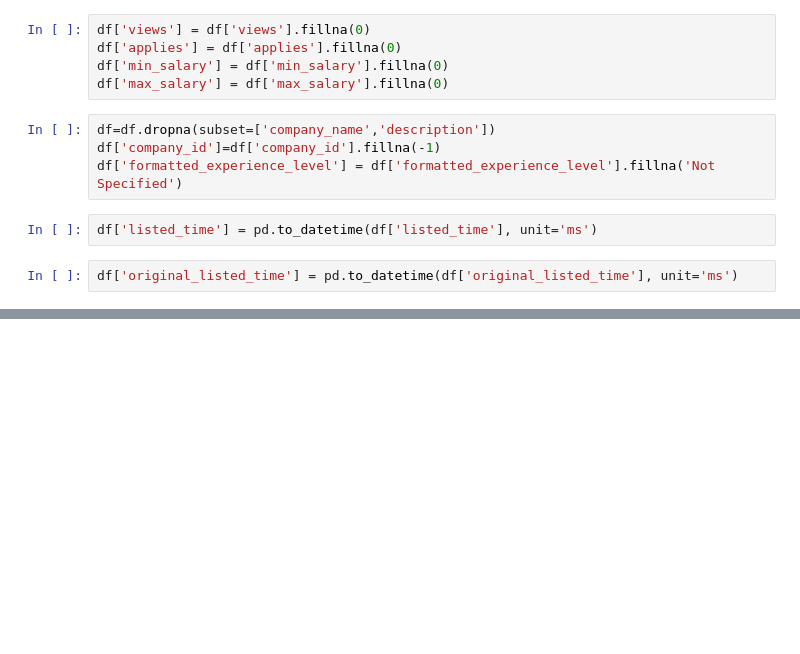
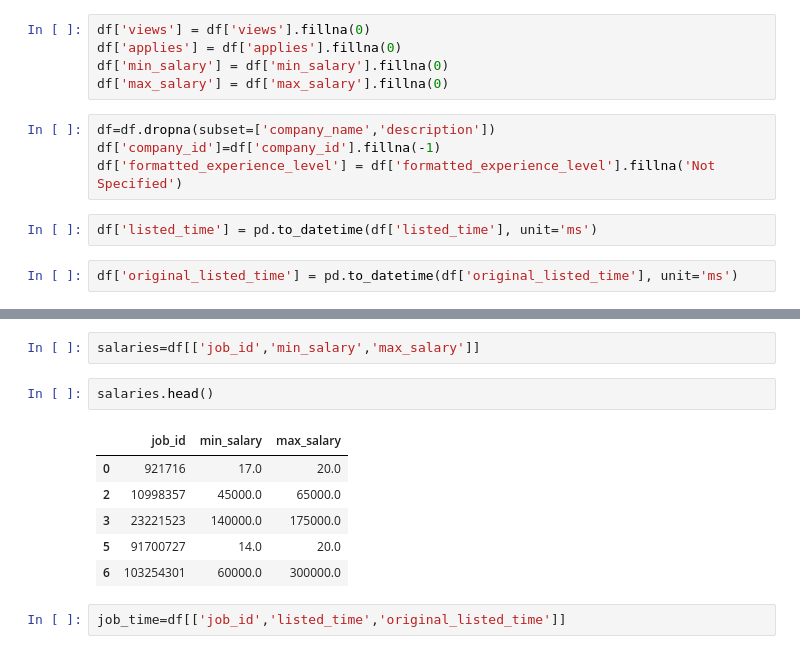
Before and after one commit to samhoon000/Job-Portal-Database-Analysis, a Jupyter notebook: Linkedin_Job_Posting_Cleaning_Data.ipynb, the cells around one changed output, grey strips where cells are left out. Drawn from its saved outputs; the diff is of its cells as text; blank space fills up the shorter version.

```diff
--- a/Linkedin_Job_Posting_Cleaning_Data.ipynb
+++ b/Linkedin_Job_Posting_Cleaning_Data.ipynb
@@ -94,0 +160,13 @@ df.head()
+# %%
+salaries=df[['job_id','min_salary','max_salary']]
+# %%
+salaries.head()
+# %% [output]
+|  | job_id | min_salary | max_salary |
+| 0 | 921716 | 17.0 | 20.0 |
+| 2 | 10998357 | 45000.0 | 65000.0 |
+| 3 | 23221523 | 140000.0 | 175000.0 |
+| 5 | 91700727 | 14.0 | 20.0 |
+| 6 | 103254301 | 60000.0 | 300000.0 |
+# %%
+job_time=df[['job_id','listed_time','original_listed_time']]
```
Also changed, not shown: parts of 10 cells of this notebook.
